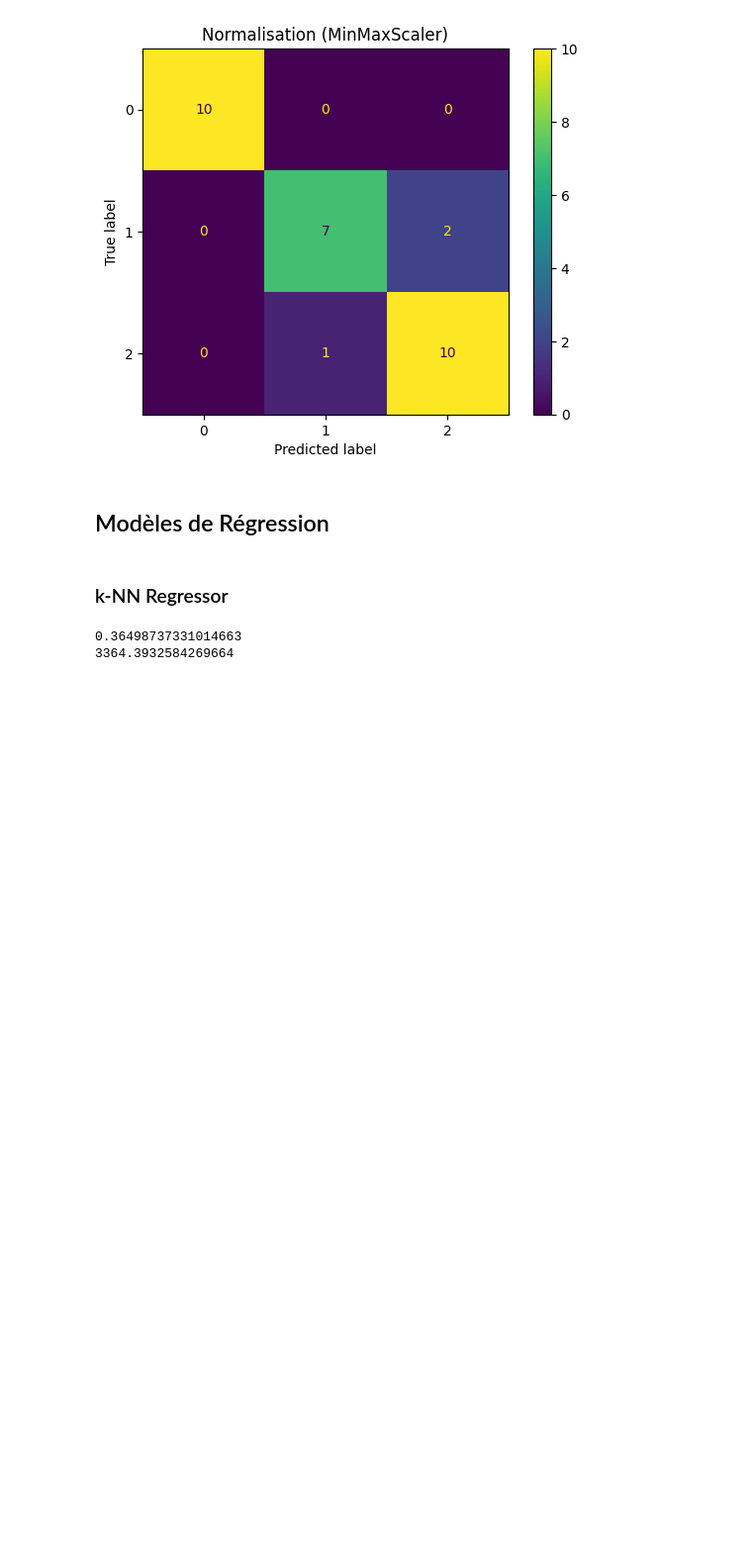
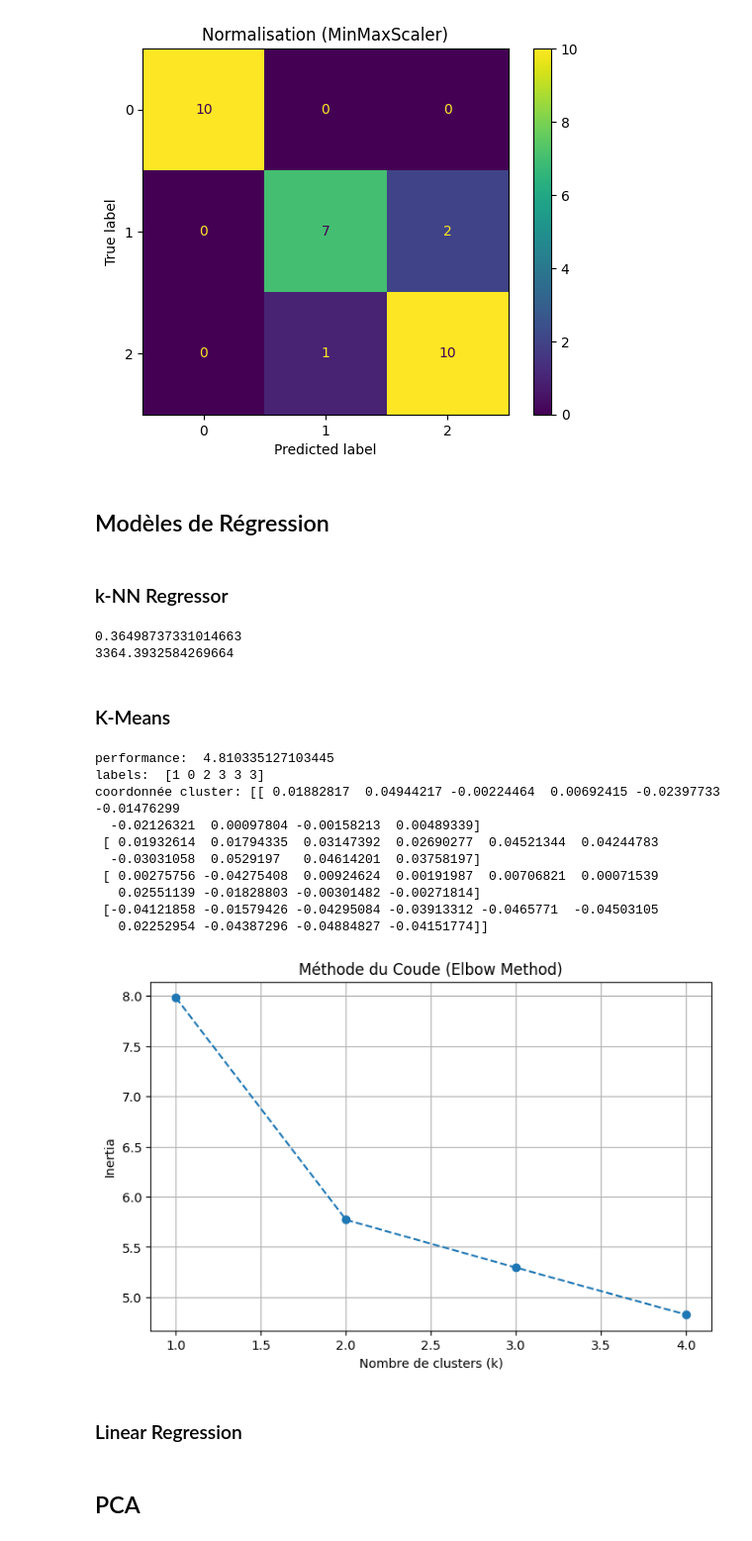
Before and after one commit to T1m045/revision-l3, a Jupyter notebook: docs/ia.ipynb, the cells around one changed output. Shown at 99% size. Saved outputs shown, nothing was run; the diff lists cells and outputs as text; code cells hidden in the pictures; blank space fills up the shorter version.

Commit message:
feat: ajout k-mean

```diff
--- a/docs/ia.ipynb
+++ b/docs/ia.ipynb
@@ -432,3 +427,69 @@ print(mean_squared_error(y_test, y_pred_test))
 # %% [output]
 0.36498737331014663
 3364.3932584269664
+# %% [markdown]
+### K-Means
+# %%
+from sklearn.cluster import KMeans
+from sklearn.datasets import load_diabetes
+from sklearn.model_selection import train_test_split
+from sklearn.metrics import mean_squared_error
+import numpy as np
+
+diabetes_dataset = load_diabetes()
+
+X = diabetes_dataset.data
+y = diabetes_dataset.target
+
+X_train, X_test, y_train, y_test = train_test_split(
+    X, y, test_size=0.2, random_state=42
+)
+
+model = KMeans(n_clusters=4)
+model.fit(X_train, y_train)
+
+# - nertie élevée : Les points sont très dispersés
+# autour des centres. Les clusters sont mal définis
+# ou trop grands.
+# - Inertie faible : Les points sont très regroupés
+# autour des centres. Les clusters sont denses.
+# - Inertie = 0 : Cela arrive si tu as autant de
+# clusters que de points (chaque point est son propre
+# centre). Ce n'est pas un bon modèle, c'est de
+# l'overfitting.
+print("performance: ", model.inertia_)
+print("labels: ", model.labels_[0:6])
+# coordonnées du centre des points (10 attributs == 10 dimension)
+print("coordonnée cluster:", model.cluster_centers_)
+
+# Elbow
+inertias = []
+range = np.arange(1, 5)
+for k in range:
+    model = KMeans(n_clusters=k, random_state=42)
+    model.fit(X_train, y_train)
+    inertias.append(model.inertia_)
+
+plt.figure(figsize=(8, 5))
+plt.plot(range, inertias, marker='o', linestyle='--')
+plt.xlabel('Nombre de clusters (k)')
+plt.ylabel('Inertia')
+plt.title('Méthode du Coude (Elbow Method)')
+plt.grid(True)
+plt.show()
+# %% [output]
+performance:  4.810335127103445
+labels:  [1 0 2 3 3 3]
+coordonnée cluster: [[ 0.01882817  0.04944217 -0.00224464  0.00692415 -0.02397733 -0.01476299
+  -0.02126321  0.00097804 -0.00158213  0.00489339]
+ [ 0.01932614  0.01794335  0.03147392  0.02690277  0.04521344  0.04244783
+  -0.03031058  0.0529197   0.04614201  0.03758197]
+ [ 0.00275756 -0.04275408  0.00924624  0.00191987  0.00706821  0.00071539
+   0.02551139 -0.01828803 -0.00301482 -0.00271814]
+ [-0.04121858 -0.01579426 -0.04295084 -0.03913312 -0.0465771  -0.04503105
+   0.02252954 -0.04387296 -0.04884827 -0.04151774]]
+[figure, added]
+# %% [markdown]
+### Linear Regression
+# %% [markdown]
+## PCA
```
Also changed, not shown: parts of 1 cell of this notebook.
